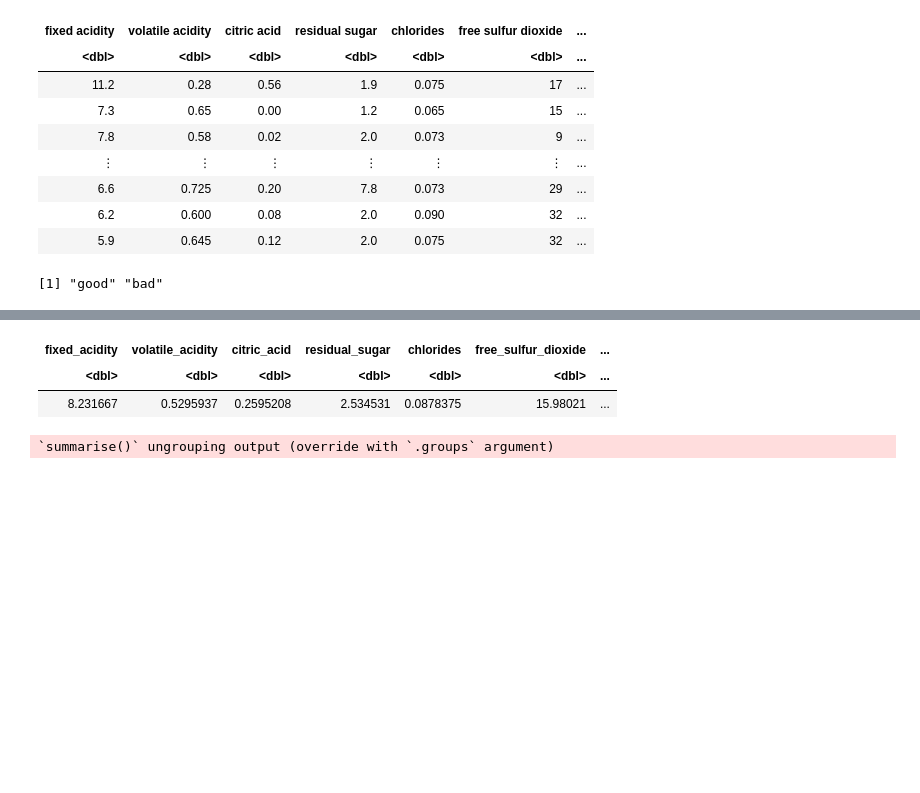
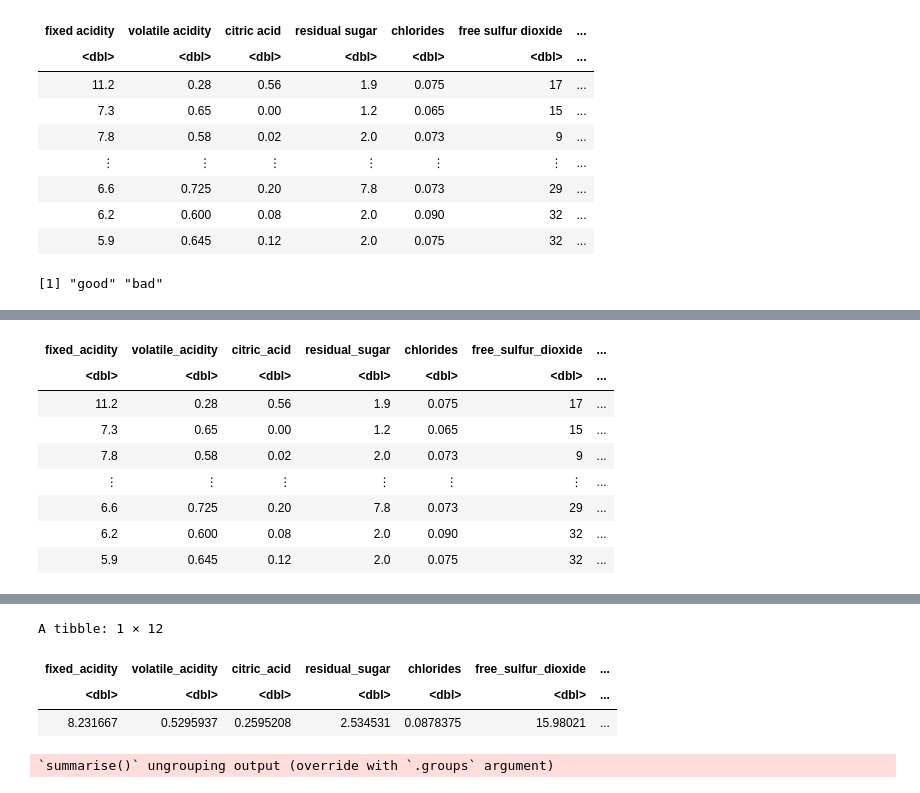
Before and after one commit to nokunishi/Age-Like-Fine-Wine, a Jupyter notebook: group_project_proposal.ipynb, the cells around one changed output, grey strips where cells are left out. Cells and saved outputs as stored; diff of their text form; code cells hidden in the pictures; blank space fills up the shorter version.

```diff
--- a/group_project_proposal.ipynb
+++ b/group_project_proposal.ipynb
@@ -70,28 +88,23 @@ redwine_newfct %>%
 # %% [output]
 [1] "good" "bad"
 # %%
+#We renamed the columns of the redwine_newfct dataset so that the column names use underscores
 
-
-
-#This is our unscaled training data set
-
-set.seed(2402)
-
-redwine_split <- initial_split(redwine_newfct, prop = 0.6, strata = quality)
-redwine_train <- training(redwine_split)
-redwine_test <- testing (redwine_split)
-
-
-#We renamed the columns of the redwine_recipe dataset so that the column names use underscores
-
-redwine_train <- redwine_train %>%
+redwine_newfct <- redwine_newfct %>%
 rename(fixed_acidity = "fixed acidity",
       volatile_acidity = "volatile acidity",
       citric_acid = "citric acid",
       residual_sugar = "residual sugar",
       free_sulfur_dioxide = "free sulfur dioxide",
       total_sulfur_dioxide = "total sulfur dioxide")
+redwine_newfct
 
+set.seed(2402)
+
+#This is our unscaled training data set
+redwine_split <- initial_split(redwine_newfct, prop = 0.6, strata = quality)
+redwine_train <- training(redwine_split)
+redwine_test <- testing (redwine_split)
 
 #This is the summary data set of the tidy redwine data set.
 #Each value represent the mean value of all the values in that column.
@@ -105,0 +118,9 @@ Warning message in mean.default(.x[[i]], ...):
+| fixed_acidity | volatile_acidity | citric_acid | residual_sugar | chlorides | free_sulfur_dioxide | ... |
+| <dbl> | <dbl> | <dbl> | <dbl> | <dbl> | <dbl> | ... |
+| 11.2 | 0.28 | 0.56 | 1.9 | 0.075 | 17 | ... |
+| 7.3 | 0.65 | 0.00 | 1.2 | 0.065 | 15 | ... |
+| 7.8 | 0.58 | 0.02 | 2.0 | 0.073 | 9 | ... |
+| ⋮ | ⋮ | ⋮ | ⋮ | ⋮ | ⋮ | ... |
+| 6.6 | 0.725 | 0.20 | 7.8 | 0.073 | 29 | ... |
+| 6.2 | 0.600 | 0.08 | 2.0 | 0.090 | 32 | ... |
+| 5.9 | 0.645 | 0.12 | 2.0 | 0.075 | 32 | ... |
@@ -107,6 +129,7 @@ A tibble: 1 × 12
-| fixed_acidity | volatile_acidity | citric_acid | residual_sugar | chlorides | free_sulfur_dioxide | ... |
-| <dbl> | <dbl> | <dbl> | <dbl> | <dbl> | <dbl> | ... |
-| 8.231667 | 0.5295937 | 0.2595208 | 2.534531 | 0.0878375 | 15.98021 | ... |
+A tibble: 1 × 12
+| fixed_acidity | volatile_acidity | citric_acid | residual_sugar | chlorides | free_sulfur_dioxide | ... |
+| <dbl> | <dbl> | <dbl> | <dbl> | <dbl> | <dbl> | ... |
+| 8.231667 | 0.5295937 | 0.2595208 | 2.534531 | 0.0878375 | 15.98021 | ... |
 # %%
 redwine_num_obs <- nrow(redwine_train)
 redwine_train %>%
```
Also changed, not shown: parts of 8 cells of this notebook.
